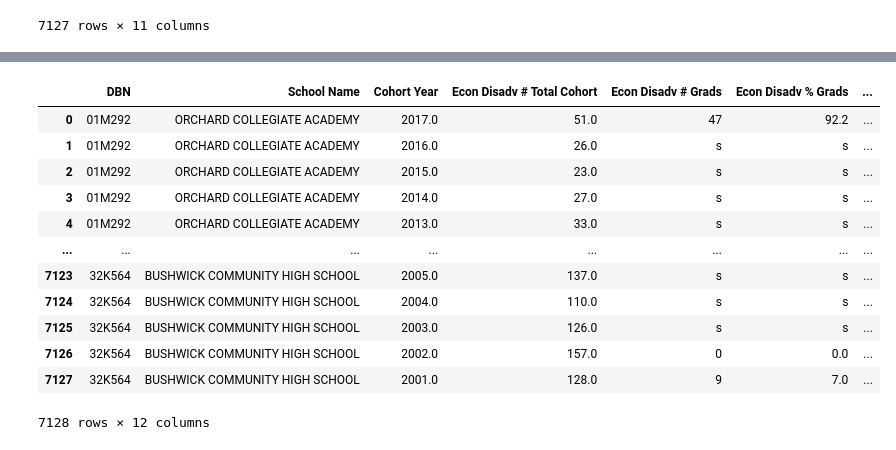
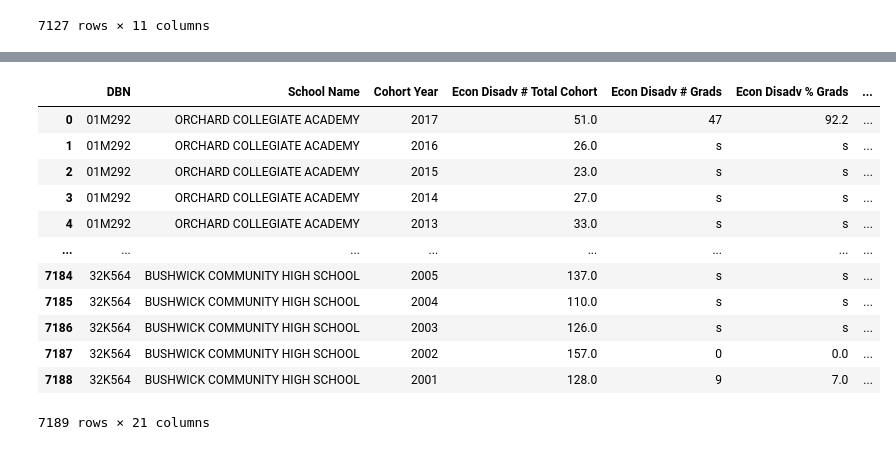
Before and after one commit to es2681/group_project, a Jupyter notebook: Transformed Data Tables/Poverty.ipynb, the cells around one changed output, grey strips where cells are left out. Saved outputs shown, nothing was run; the diff lists cells and outputs as text; code cells hidden in the pictures.

```diff
--- a/Transformed Data Tables/Poverty.ipynb
+++ b/Transformed Data Tables/Poverty.ipynb
@@ -70,6 +70,6 @@ df2
 | 60425 | 32K564 | BUSHWICK COMMUNITY HIGH SCHOOL | 2001 | 4 year June | Not Econ Disadv | 31 | 1 | 3.2 | ... |
 13847 rows × 14 columns
 # %%
-school_names = df2[['DBN', 'School Name']].drop_duplicates()
+school_names = df2[['DBN', 'School Name', 'Cohort Year']].drop_duplicates()
 school_names
 # %% [output]
@@ -105,3 +105,8 @@ econ_disadv
 | 7125 | 32K564 | 2002 | 157 | 0 | 0.0 | ... |
 | 7126 | 32K564 | 2001 | 128 | 9 | 7.0 | ... |
 7127 rows × 11 columns
+# %%
+not_econ_disadv = df2.loc[df2['Category'] == 'Not Econ Disadv', ['DBN', 'Cohort Year', '# Total Cohort', '# Grads', '% Grads', '# Total Regents', '% Total Regents of Cohort', '# Advanced Regents', '% Advanced Regents of Cohort', '# Dropout', '% Dropout']].set_index('DBN')
+not_econ_disadv  = not_econ_disadv.add_prefix('Not Econ Disadv ').reset_index()
+not_econ_disadv = not_econ_disadv.rename({'Not Econ Disadv Cohort Year': 'Cohort Year'}, axis=1)
+not_econ_disadv
@@ -108,17 +127,18 @@ econ_disadv
 # %%
-poverty = school_names.merge(econ_disadv , how = 'left', on = 'DBN')
+poverty = school_names.merge(econ_disadv , how = 'left', on = ['DBN', 'Cohort Year'])
+poverty = poverty.merge(not_econ_disadv, how='left', on=['DBN', 'Cohort Year'])
 poverty
 # %% [output]
 |  | DBN | School Name | Cohort Year | Econ Disadv # Total Cohort | Econ Disadv # Grads | Econ Disadv % Grads | ... |
-| 0 | 01M292 | ORCHARD COLLEGIATE ACADEMY | 2017.0 | 51.0 | 47 | 92.2 | ... |
-| 1 | 01M292 | ORCHARD COLLEGIATE ACADEMY | 2016.0 | 26.0 | s | s | ... |
-| 2 | 01M292 | ORCHARD COLLEGIATE ACADEMY | 2015.0 | 23.0 | s | s | ... |
-| 3 | 01M292 | ORCHARD COLLEGIATE ACADEMY | 2014.0 | 27.0 | s | s | ... |
-| 4 | 01M292 | ORCHARD COLLEGIATE ACADEMY | 2013.0 | 33.0 | s | s | ... |
+| 0 | 01M292 | ORCHARD COLLEGIATE ACADEMY | 2017 | 51.0 | 47 | 92.2 | ... |
+| 1 | 01M292 | ORCHARD COLLEGIATE ACADEMY | 2016 | 26.0 | s | s | ... |
+| 2 | 01M292 | ORCHARD COLLEGIATE ACADEMY | 2015 | 23.0 | s | s | ... |
+| 3 | 01M292 | ORCHARD COLLEGIATE ACADEMY | 2014 | 27.0 | s | s | ... |
+| 4 | 01M292 | ORCHARD COLLEGIATE ACADEMY | 2013 | 33.0 | s | s | ... |
 | ... | ... | ... | ... | ... | ... | ... | ... |
-| 7123 | 32K564 | BUSHWICK COMMUNITY HIGH SCHOOL | 2005.0 | 137.0 | s | s | ... |
-| 7124 | 32K564 | BUSHWICK COMMUNITY HIGH SCHOOL | 2004.0 | 110.0 | s | s | ... |
-| 7125 | 32K564 | BUSHWICK COMMUNITY HIGH SCHOOL | 2003.0 | 126.0 | s | s | ... |
-| 7126 | 32K564 | BUSHWICK COMMUNITY HIGH SCHOOL | 2002.0 | 157.0 | 0 | 0.0 | ... |
-| 7127 | 32K564 | BUSHWICK COMMUNITY HIGH SCHOOL | 2001.0 | 128.0 | 9 | 7.0 | ... |
+| 7184 | 32K564 | BUSHWICK COMMUNITY HIGH SCHOOL | 2005 | 137.0 | s | s | ... |
+| 7185 | 32K564 | BUSHWICK COMMUNITY HIGH SCHOOL | 2004 | 110.0 | s | s | ... |
+| 7186 | 32K564 | BUSHWICK COMMUNITY HIGH SCHOOL | 2003 | 126.0 | s | s | ... |
+| 7187 | 32K564 | BUSHWICK COMMUNITY HIGH SCHOOL | 2002 | 157.0 | 0 | 0.0 | ... |
+| 7188 | 32K564 | BUSHWICK COMMUNITY HIGH SCHOOL | 2001 | 128.0 | 9 | 7.0 | ... |
-7128 rows × 12 columns
+7189 rows × 21 columns
```
Also changed, not shown: parts of 3 cells of this notebook, 6 other files.
